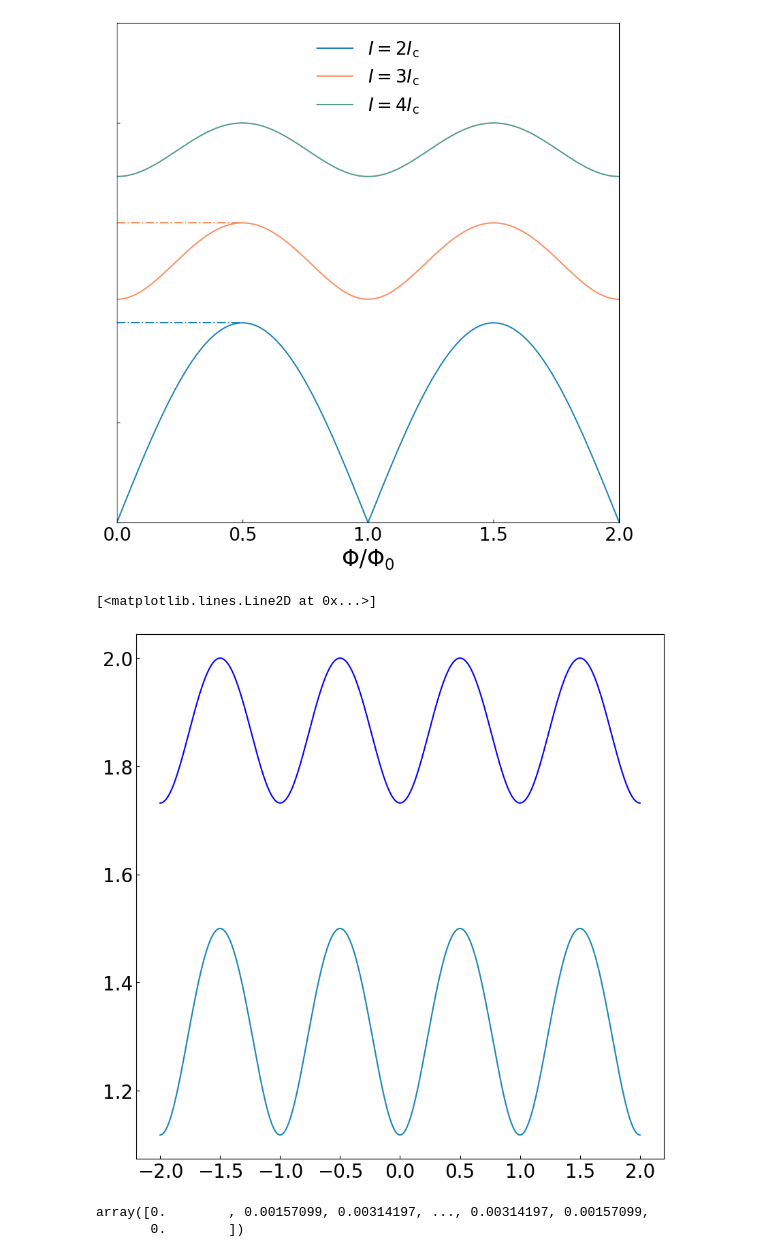
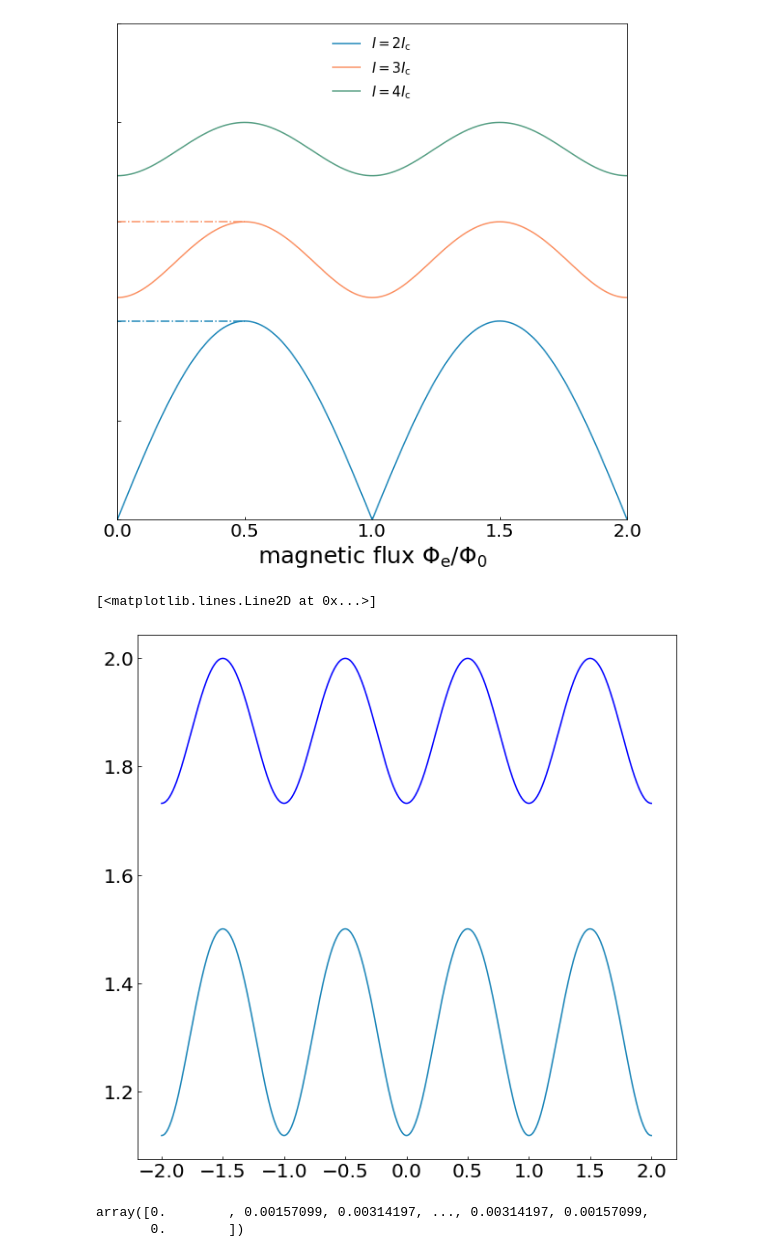
Before and after one commit to nkahne/Master-Thesis, a Jupyter notebook: Figures/literature_plots.ipynb, the cells around one changed output. Cells and saved outputs as stored; diff of their text form; code cells hidden in the pictures.

```diff
--- a/Figures/literature_plots.ipynb
+++ b/Figures/literature_plots.ipynb
@@ -13,6 +13,6 @@ C:\Users\nico-\.matplotlib
 # %%
 plt.rcParams['figure.figsize'] = [10, 10]
-plt.rcParams['legend.fontsize'] = 20
+plt.rcParams['legend.fontsize'] = 15
 plt.rcParams['axes.labelsize'] = 25
 plt.rcParams['font.size'] = 30
 plt.rcParams['xtick.labelsize'] = 20
@@ -20,6 +20,8 @@ plt.rcParams['ytick.labelsize'] = 20
 plt.rcParams['ytick.direction'] = 'in'
 plt.rcParams['xtick.direction'] = 'in'
 plt.rcParams['legend.frameon'] = False
+plt.rcParams['axes.prop_cycle'] = plt.cycler(color=['#1b85b8','#ae5a41','#559e83','#c3cb71','#fb9062'])
+
 #plt.rcParams['font.family'] = 'serif'
 #plt.rcParams['font.serif'] = ['Computer Modern Roman']
 # Specify the path to the Computer Modern font file on your system
@@ -153,24 +155,24 @@ plt.show()
 # %%
 f, ax = plt.subplots()
 ax.plot(phi/phi_0,IV(2*Ic,phi)/(Ic*Rs), color='#1b85b8', label=r'$I=2I_{\rm c}$')
 ax.plot(phi/phi_0,IV(3*Ic,phi)/(Ic*Rs), color='#fb9062', label=r'$I=3I_{\rm c}$')
 ax.plot(phi/phi_0,IV(4*Ic,phi)/(Ic*Rs), color='#559e83', label=r'$I=4I_{\rm c}$')
 
 ax.set_ylim(0,2.5)
 ax.set_xlim(0,2)
 #ax.set_yticks([])
 plt.tick_params(axis='y', which='both', bottom=False, top=False, left=True, right=False, labelbottom=False, labelleft=False)
 plt.xticks(np.arange(0,2.5,0.5))
 #ax.set_ylabel(r'$\langle V \rangle / I_{\rm c}R_{\rm s}$')
-ax.set_xlabel(r'$\Phi/\Phi_0$')
+ax.set_xlabel(r'magnetic flux $\Phi_{\rm e}/\Phi_0$')
 #ax.axvline(x=0.5, ymin=0, ymax=0.4, ls='-.', c='#1b85b8')
 ax.axhline(y=1, xmin=0, xmax=0.25, ls='-.', c='#1b85b8')
 ax.axhline(y=1.5, xmin=0, xmax=0.25, ls='-.', c='#fb9062')
 ax.legend(loc='upper center')
 plt.savefig('VPhi.pdf')
 plt.show()
 # %% [output]
-[figure, old version]
+[figure, new version]
 # %%
 plt.rcParams['axes.prop_cycle'] = plt.cycler(color=['#1b85b8', 'blue'])
 f, ax = plt.subplots()
@@ -178,7 +180,7 @@ ax.plot(phi/phi_0,IV(3*Ic,phi)/(Ic*Rs), label=r'$I=3I_{\rm c}$')
 ax.plot(phi/phi_0,IV(4*Ic,phi)/(Ic*Rs), label=r'$I=4I_{\rm c}$')
 # %% [output]
 [<matplotlib.lines.Line2D at 0x...>]
-[figure, old version]
+[figure, new version]
 # %%
 IV(2*Ic,phi)/(Ic*Rs)
 # %% [output]
```
Also changed, not shown: parts of 6 cells of this notebook, 22 other files.
